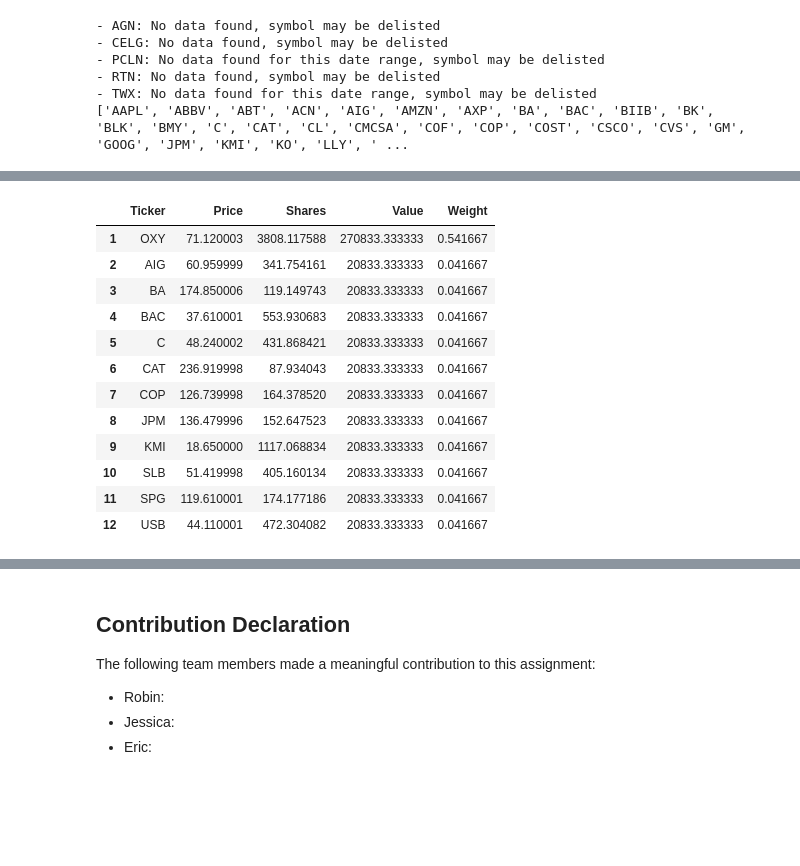
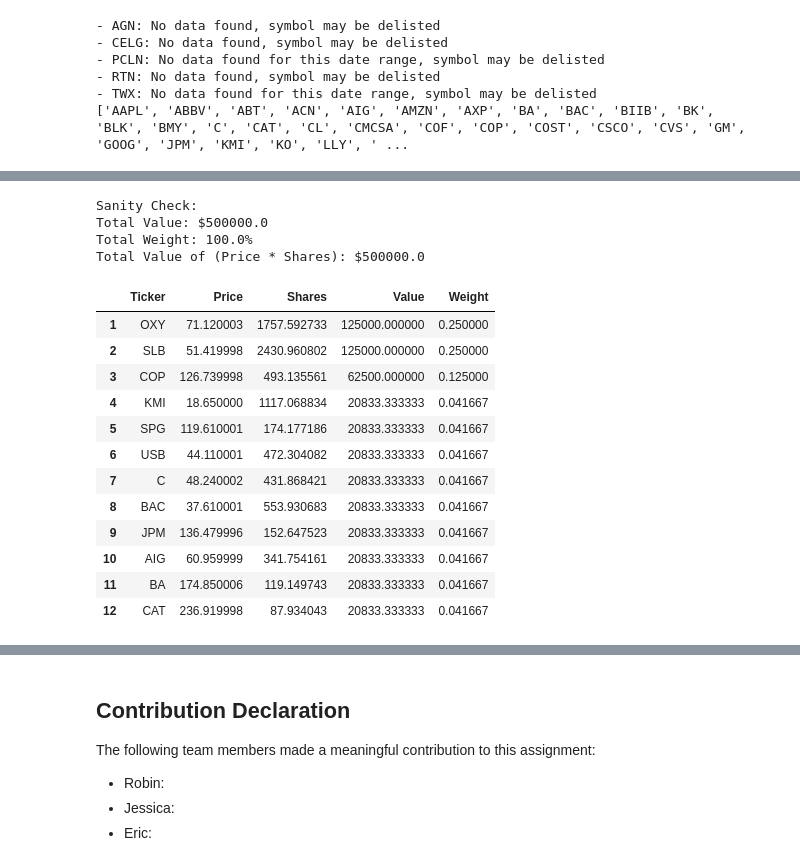
Before and after one commit to Eroica32/Investment-Portfolio-Builder, a Jupyter notebook: Team_XX_Assignment.ipynb, the cells around one changed output, grey strips where cells are left out. Drawn from its saved outputs; the diff is of its cells as text; code cells hidden in the pictures; blank space fills up the shorter version.

```diff
--- a/Team_XX_Assignment.ipynb
+++ b/Team_XX_Assignment.ipynb
@@ -24,7 +14,8 @@ warnings.filterwarnings('ignore')
 # %%
-start_date = "2019-11-25"
+start_date = "2019-01-01"
 end_date = "2022-11-25"
 targetNumberofStocks = 12
+maxWeight = 0.25
 initialInvestment = 500000
 # %%
 #Call the CSV file and store it in a dataframe
@@ -152,0 +216,14 @@ stockObjects = makeObjects(ticker_list)
+# %%
+counter = 0
+for x in stockObjects:
+    if counter < 2:
+        x.graphChange()
+        counter = counter+1
+
+stockObjects.reverse()
+
+counter = 0
+for x in stockObjects:
+    if counter < 2:
+        x.graphChange()
+        counter = counter+1
@@ -233,8 +265,8 @@ def calculateCorrelation(ticker1, ticker2):
         ticker1 (Stock): Stock object 1
         ticker2 (Stock): Stock object 2
     output:
-        A Dictionary with key of format "ticker1+ticker2" and the
-        value is the correlation between the 2 tickers
+        A value between -1 to 1 that represents the correlation
+        between the given tickers
     '''
     correlation=pd.DataFrame()
     correlation[ticker1.ticker]=ticker1.companiesDF['pct']
@@ -244,9 +276,3 @@ def calculateCorrelation(ticker1, ticker2):
 
 
     return correlation
-# %%
-correlationDict = dict()
-for ticker in stockObjects:
-    if ticker.ticker != mainStock.ticker:
-        correlationDict[ticker.ticker] = calculateCorrelation(mainStock, ticker)
-correlationDict
@@ -322,53 +324,66 @@ USB 0.6080973094755562
 # %%
 def portfolioFinal(portfolioObj):
+    totalWeight = 1
     tempDict = dict()
     tempPrice = []
     tempShares = []
     tempValue = []
     tempWeight = []
     tempTicker = []
 
     for ticker in portfolioObj:
         # @TODO change it to 11-25 to 11-26
         price = list(yf.Ticker(ticker.ticker).history(start = "2022-11-23", end = "2022-11-24", interval='1d')['Close'])[0]
         tempPrice.append(price)
         weight = 0
 
-        if(ticker.ticker != mainStock.ticker):
+        if(ticker.ticker != mainStock.ticker and ticker.ticker != highestCorrelationObj.ticker and ticker.ticker != secondHighestCorrelationObj.ticker):
             weight = (100/(2*targetNumberofStocks))/100
-        else:
-            weight = (100 - (targetNumberofStocks-1)*100/(2*targetNumberofStocks))/100
+            totalWeight -= weight
+        elif(ticker.ticker == mainStock.ticker or ticker.ticker == highestCorrelationObj.ticker):
+            weight = maxWeight
+            totalWeight -= weight
+        elif(ticker.ticker == secondHighestCorrelationObj.ticker):
+            weight = 1 - (((targetNumberofStocks-3) * (100/(2*targetNumberofStocks))/100) + 2 * maxWeight)
 
         tempWeight.append(weight)
         value = initialInvestment*weight
         tempValue.append(value)
         tempShares.append(value/price)
         tempTicker.append(ticker.ticker)
 
     tempDict = {"Ticker":tempTicker, "Price":tempPrice, "Shares":tempShares,
     "Value":tempValue, "Weight":tempWeight, }
     Portfolio_Final = pd.DataFrame(tempDict)
 
     Portfolio_Final.index += 1
 
     return Portfolio_Final
 
 Portfolio_Final = portfolioFinal(portfolioObj)
+print("Sanity Check: ")
+print("Total Value: $" + str(Portfolio_Final.Value.sum()))
+print("Total Weight: " + str(Portfolio_Final.Weight.sum()*100) + "%")
+print("Total Value of (Price * Shares): $" + str((Portfolio_Final.Price * Portfolio_Final.Shares).sum()))
 Portfolio_Final
 # %% [output]
+Sanity Check:
+Total Value: $500000.0
+Total Weight: 100.0%
+Total Value of (Price * Shares): $500000.0
 |  | Ticker | Price | Shares | Value | Weight |
-| 1 | OXY | 71.120003 | 3808.117588 | 270833.333333 | 0.541667 |
-| 2 | AIG | 60.959999 | 341.754161 | 20833.333333 | 0.041667 |
-| 3 | BA | 174.850006 | 119.149743 | 20833.333333 | 0.041667 |
-| 4 | BAC | 37.610001 | 553.930683 | 20833.333333 | 0.041667 |
-| 5 | C | 48.240002 | 431.868421 | 20833.333333 | 0.041667 |
-| 6 | CAT | 236.919998 | 87.934043 | 20833.333333 | 0.041667 |
-| 7 | COP | 126.739998 | 164.378520 | 20833.333333 | 0.041667 |
-| 8 | JPM | 136.479996 | 152.647523 | 20833.333333 | 0.041667 |
-| 9 | KMI | 18.650000 | 1117.068834 | 20833.333333 | 0.041667 |
-| 10 | SLB | 51.419998 | 405.160134 | 20833.333333 | 0.041667 |
-| 11 | SPG | 119.610001 | 174.177186 | 20833.333333 | 0.041667 |
-| 12 | USB | 44.110001 | 472.304082 | 20833.333333 | 0.041667 |
+| 1 | OXY | 71.120003 | 1757.592733 | 125000.000000 | 0.250000 |
+| 2 | SLB | 51.419998 | 2430.960802 | 125000.000000 | 0.250000 |
+| 3 | COP | 126.739998 | 493.135561 | 62500.000000 | 0.125000 |
+| 4 | KMI | 18.650000 | 1117.068834 | 20833.333333 | 0.041667 |
+| 5 | SPG | 119.610001 | 174.177186 | 20833.333333 | 0.041667 |
+| 6 | USB | 44.110001 | 472.304082 | 20833.333333 | 0.041667 |
+| 7 | C | 48.240002 | 431.868421 | 20833.333333 | 0.041667 |
+| 8 | BAC | 37.610001 | 553.930683 | 20833.333333 | 0.041667 |
+| 9 | JPM | 136.479996 | 152.647523 | 20833.333333 | 0.041667 |
+| 10 | AIG | 60.959999 | 341.754161 | 20833.333333 | 0.041667 |
+| 11 | BA | 174.850006 | 119.149743 | 20833.333333 | 0.041667 |
+| 12 | CAT | 236.919998 | 87.934043 | 20833.333333 | 0.041667 |
 # %%
 def outputCSV(Portfolio_Final):
     Stocks_Group_12 = pd.DataFrame(Portfolio_Final[['Ticker', 'Shares']])
```
Also changed, not shown: parts of 12 cells of this notebook, 1 other file.
